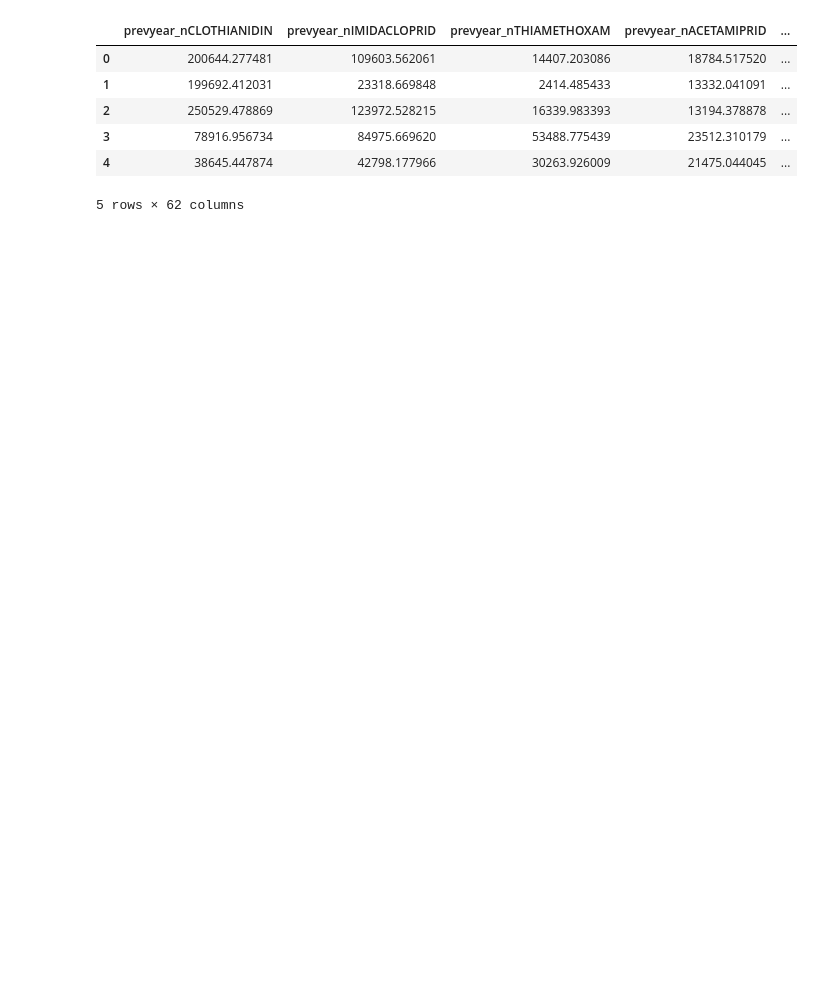
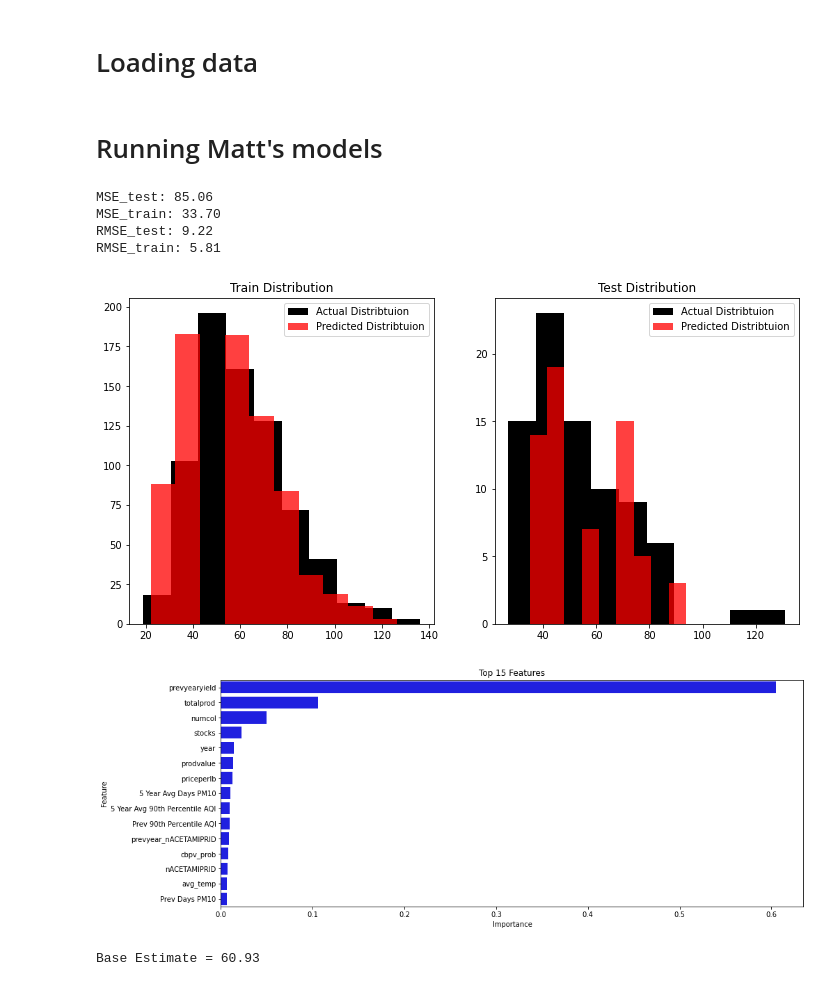
Before and after one commit to mattlampl/bees_knees, a Jupyter notebook: 02 - ML and Simulation Models/Simulation.ipynb, the cells around one changed output. Cells and saved outputs as stored; diff of their text form; code cells hidden in the pictures; blank space fills up the shorter version.

Commit message:
updated Simulation models

```diff
--- a/02 - ML and Simulation Models/Simulation.ipynb
+++ b/02 - ML and Simulation Models/Simulation.ipynb
@@ -165,9 +0,0 @@ Neonic use clearly increases in the sample's later years, with per-colony produc
-# %%
-# Calculate yearly average of per-colony Neonics
-neonic = kag[['year','nAllNeonic']].groupby(
-  'year', as_index=False
-).sum().sort_values('year').nAllNeonic.values
-
-# Plot time series
-fig, ax = plt.subplots()
-ax.plot(years, neonic)
@@ -236,2 +0,0 @@ state_yieldpercol_params
-# %%
-df = pd.read_csv(os.path.join(PATH, '04 - Data/Final Data/DF_DROPPED_COLS.csv'))
@@ -383,17 +0,0 @@ for col in X_train_preproc.columns[:62]:
-# %%
-df_dict = dict()
-for col in X_train_preproc.columns[:62]:
-  data = np.random.rand(1000)
-  data = data * dist_dict_by_col[col]['range'] + dist_dict_by_col[col]['min']
-  df_dict[col] = data
-
-X_train_sim = pd.DataFrame(df_dict)
-X_train_sim.head()
-# %% [output]
-|  | prevyear_nCLOTHIANIDIN | prevyear_nIMIDACLOPRID | prevyear_nTHIAMETHOXAM | prevyear_nACETAMIPRID | ... |
-| 0 | 200644.277481 | 109603.562061 | 14407.203086 | 18784.517520 | ... |
-| 1 | 199692.412031 | 23318.669848 | 2414.485433 | 13332.041091 | ... |
-| 2 | 250529.478869 | 123972.528215 | 16339.983393 | 13194.378878 | ... |
-| 3 | 78916.956734 | 84975.669620 | 53488.775439 | 23512.310179 | ... |
-| 4 | 38645.447874 | 42798.177966 | 30263.926009 | 21475.044045 | ... |
-5 rows × 62 columns
@@ -399,0 +81,34 @@ X_train_sim.head()
+# %% [markdown]
+# Loading data
+# %%
+# Uses this CSV from Data
+df = pd.read_csv('../04 - Data/Final Data/final_data_dummies.csv')
+# %%
+# Set train and test set, test is anything beyond 2016
+train = df[df['year'] < 2016]
+test = df[df['year'] >= 2016]
+X_train = train.drop(columns='yieldpercol')
+y_train = train['yieldpercol']
+X_test = test.drop(columns='yieldpercol')
+y_test = test['yieldpercol']
+# %% [markdown]
+# Running Matt's models
+# %%
+### GradientBoost
+model = GradientBoostingRegressor(n_estimators=100, random_state=123)
+model.fit(X_train, y_train)
+train_test_MSE(model, y_test, X_train)
+plot_predicted_distribtuions(model)
+plot_feature_importances(model, X_train, top_n=15, figsize=(15, 6))
+# %% [output]
+MSE_test: 85.06
+MSE_train: 33.70
+RMSE_test: 9.22
+RMSE_train: 5.81
+[figure, added]
+[figure, added]
+# %%
+base_estimate = np.mean(y_train)
+print(f'Base Estimate = {base_estimate:.2f}')
+# %% [output]
+Base Estimate = 60.93
```
Also changed, not shown: parts of 76 cells of this notebook, 4 other files.
